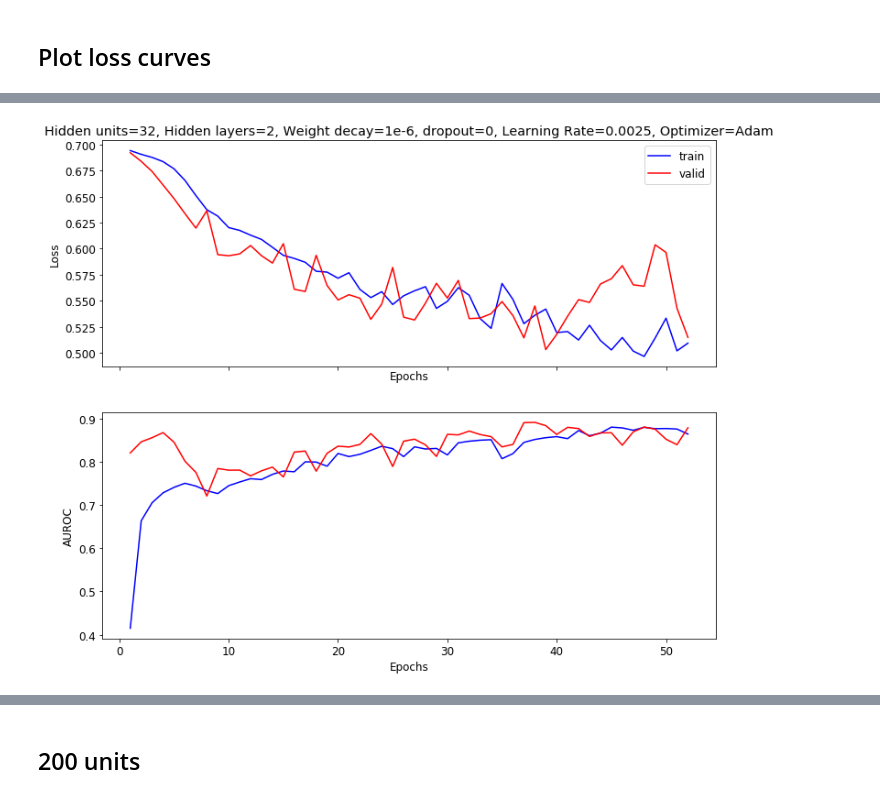
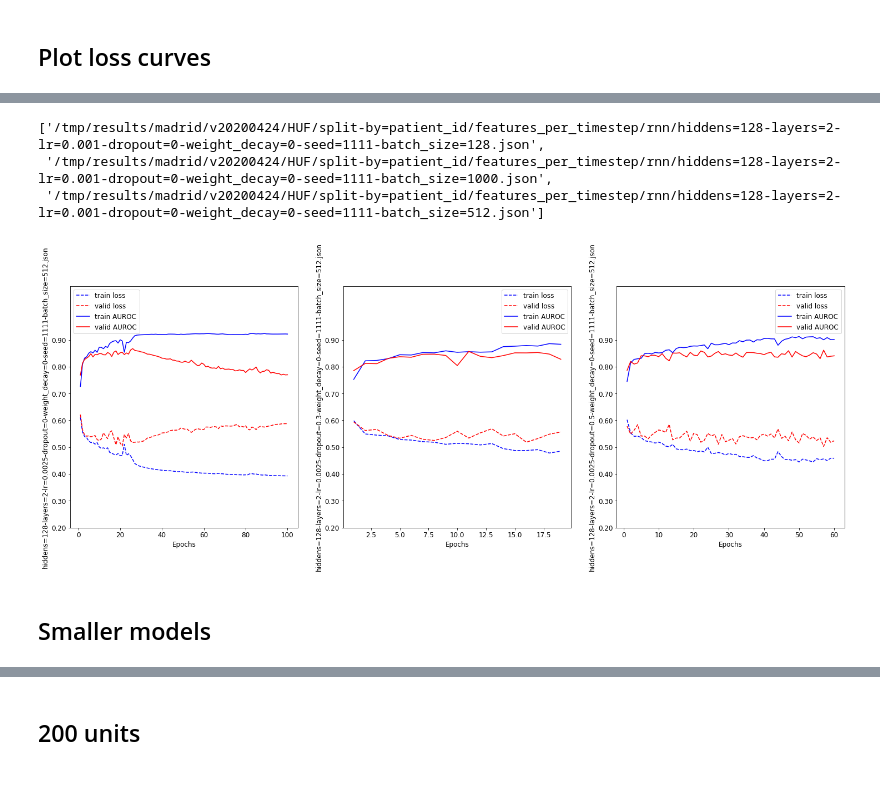
Before and after one commit to tufts-ml/time_series_prediction, a Jupyter notebook: scripts/madrid/notebooks/rnn_debugging_notebook.ipynb, the cells around one changed output, grey strips where cells are left out. Cells and saved outputs as stored; diff of their text form; code cells hidden in the pictures.

Commit message:
ENH All latest code with CNN training and evaluation and cross site performance

```diff
--- a/scripts/madrid/notebooks/rnn_debugging_notebook.ipynb
+++ b/scripts/madrid/notebooks/rnn_debugging_notebook.ipynb
@@ -144,15 +43,0 @@ y_train_tensor.shape
-# %%
-T_list = []
-final_N = 0
-for i in train_tensors_per_tslice_list:
-    N, T, F = i[0].shape
-    T_list.append(T)
-    final_N += N
-max_T = max(T_list)
-
-
-for i in range(len(train_tensors_per_tslice_list)):
-    curr_x = train_tensors_per_tslice_list[i][0]
-    curr_T = curr_x.shape[1]
-    curr_x = np.pad(curr_x, ((0,0), (0, max_T-curr_T), (0,0)), 'constant')
-    train_tensors_per_tslice_list[i][0] = curr_x
@@ -270,29 +87,50 @@ for p, tslice in enumerate(tslices_list):
+# %%
+rnn_hists_json = glob.glob(os.path.join(RESULTS_FEAT_PER_TSTEP_PATH, '*hiddens=128*lr=0.001*batch_size=*.json'))
+rnn_hists_json = [i for i in rnn_hists_json if 'history' not in i]
+rnn_hists_json
+# %% [output]
+['/tmp/results/madrid/v20200424/HUF/split-by=patient_id/features_per_timestep/rnn/hiddens=128-layers=2-lr=0.001-dropout=0-weight_decay=0-seed=1111-batch_size=128.json',
+ '/tmp/results/madrid/v20200424/HUF/split-by=patient_id/features_per_timestep/rnn/hiddens=128-layers=2-lr=0.001-dropout=0-weight_decay=0-seed=1111-batch_size=1000.json',
+ '/tmp/results/madrid/v20200424/HUF/split-by=patient_id/features_per_timestep/rnn/hiddens=128-layers=2-lr=0.001-dropout=0-weight_decay=0-seed=1111-batch_size=512.json']
 # %%
-rnn_hist_json = os.path.join(RESULTS_FEAT_PER_TSTEP_PATH,
-                         'hiddens=32-layers=2-lr=0.0025-dropout=0-weight_decay=1e-06.json')
+f, axs= plt.subplots(1,3, figsize=(25,8))
 
+ticks = np.arange(0, 1, 0.1)
+ticklabels = ['%.2f'%i for i in ticks]
+axs_list = axs.flatten()
+rnn_hists_json = glob.glob(os.path.join(RESULTS_FEAT_PER_TSTEP_PATH, '*hiddens=128*lr=0.0025*batch_size=*.json'))
+rnn_hists_json = [i for i in rnn_hists_json if 'history' not in i]
+rnn_hists_json.sort()
 
-with open(rnn_hist_json, 'r') as f:
-    rnn_dict = json.load(f)
-epochs=[i['epoch'] for i in rnn_dict[:-1]]
-train_loss = [i['train_loss'] for i in rnn_dict[:-1]]
-valid_loss = [i['valid_loss'] for i in rnn_dict[:-1]]
-aucroc_score_train = [i['aucroc_score_train'] for i in rnn_dict[:-1]]
-aucroc_score_valid = [i['aucroc_score_valid'] for i in rnn_dict[:-1]]
+for i, rnn_hist_json in enumerate(rnn_hists_json):
+    with open(rnn_hist_json, 'r') as g:
+        rnn_dict = json.load(g)
+    epochs=[i['epoch'] for i in rnn_dict[:-1]]
+    train_loss = [i['train_loss'] for i in rnn_dict[:-1]]
+    valid_loss = [i['valid_loss'] for i in rnn_dict[:-1]]
+    aucroc_score_train = [i['aucroc_score_train'] for i in rnn_dict[:-1]]
+    aucroc_score_valid = [i['aucroc_score_valid'] for i in rnn_dict[:-1]]
 
-f, axs = plt.subplots(2,1,figsize=(12,10), sharex=True)
-plt.rcParams.update({'font.size': 12})
-axs[0].plot(epochs, train_loss, 'b', label='train')
-axs[0].plot(epochs, valid_loss, 'r', label='valid')
-axs[0].set_xlabel('Epochs')
-axs[0].set_ylabel('Loss')
-axs[0].legend()
-axs[1].plot(epochs, aucroc_score_train, 'b')
-axs[1].plot(epochs, aucroc_score_valid, 'r')
-axs[1].set_xlabel('Epochs')
-axs[1].set_ylabel('AUROC')
-axs[0].set_title('Hidden units=32, Hidden layers=2, Weight decay=1e-6, dropout=0, Learning Rate=0.0025, Optimizer=Adam, clipping=0.1')
+#     f, axs = plt.subplots(2,1,figsize=(12,10), sharex=True)
+    plt.rcParams.update({'font.size': 12})
+    axs_list[i].plot(epochs, train_loss, 'b--', label='train loss')
+    axs_list[i].plot(epochs, valid_loss, 'r--', label='valid loss')
+    axs_list[i].set_xlabel('Epochs')
+#     axs_list[i].set_ylabel('Loss')
+    axs_list[i].plot(epochs, aucroc_score_train, 'b', label='train AUROC')
+    axs_list[i].plot(epochs, aucroc_score_valid, 'r', label='valid AUROC')
+    axs_list[i].set_xlabel('Epochs')
+    axs_list[i].legend()
+    axs_list[i].set_ylabel(rnn_hist_json.split('/')[-1])
+    axs_list[i].set_yticks(ticks)
+    axs_list[i].set_yticklabels(ticklabels)
+    axs_list[i].set_ylim([0.2, 1.1])
+
+f.savefig('loss_plots_lr=0.0025.png')
+# plt.suptitle('Hidden units=64, Hidden layers=2, Weight decay=1e-6, dropout=0.3,Optimizer=Adam, clipping=0.01')
 plt.show()
 # %% [output]
-[figure, old version]
+[figure, new version]
+# %% [markdown]
+## Smaller models
 # %%
```
Also changed, not shown: parts of 32 cells of this notebook, 26 other files.
